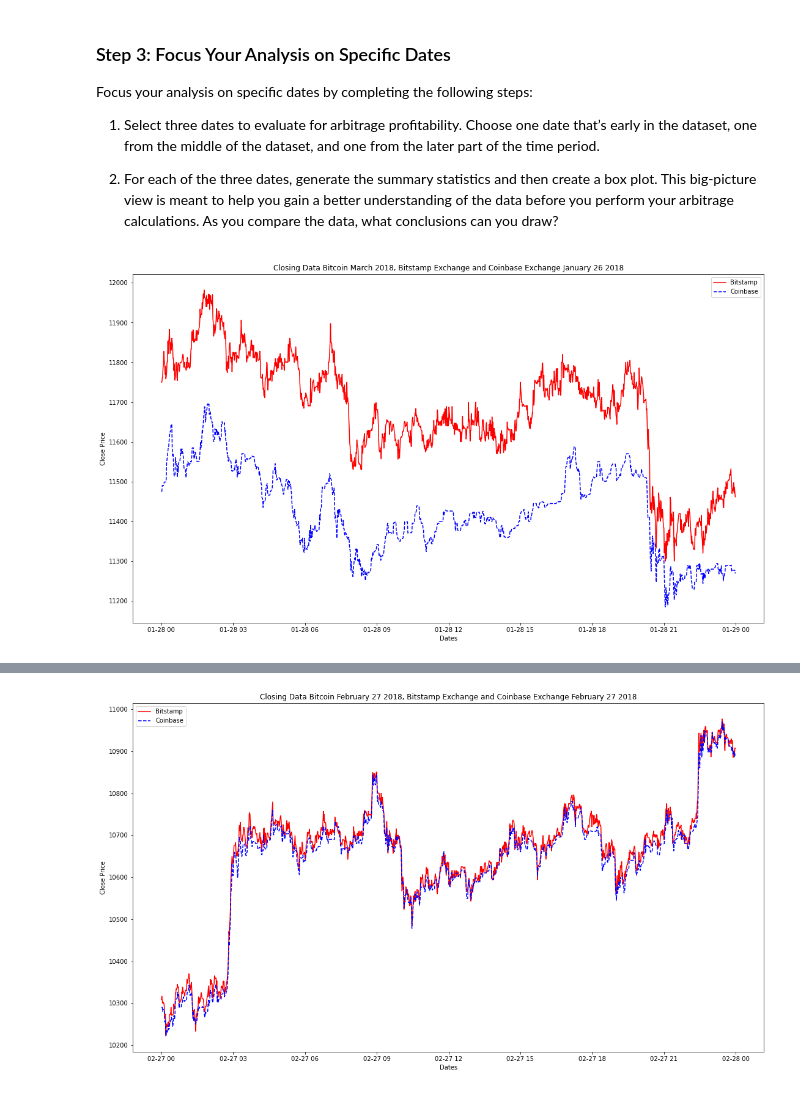
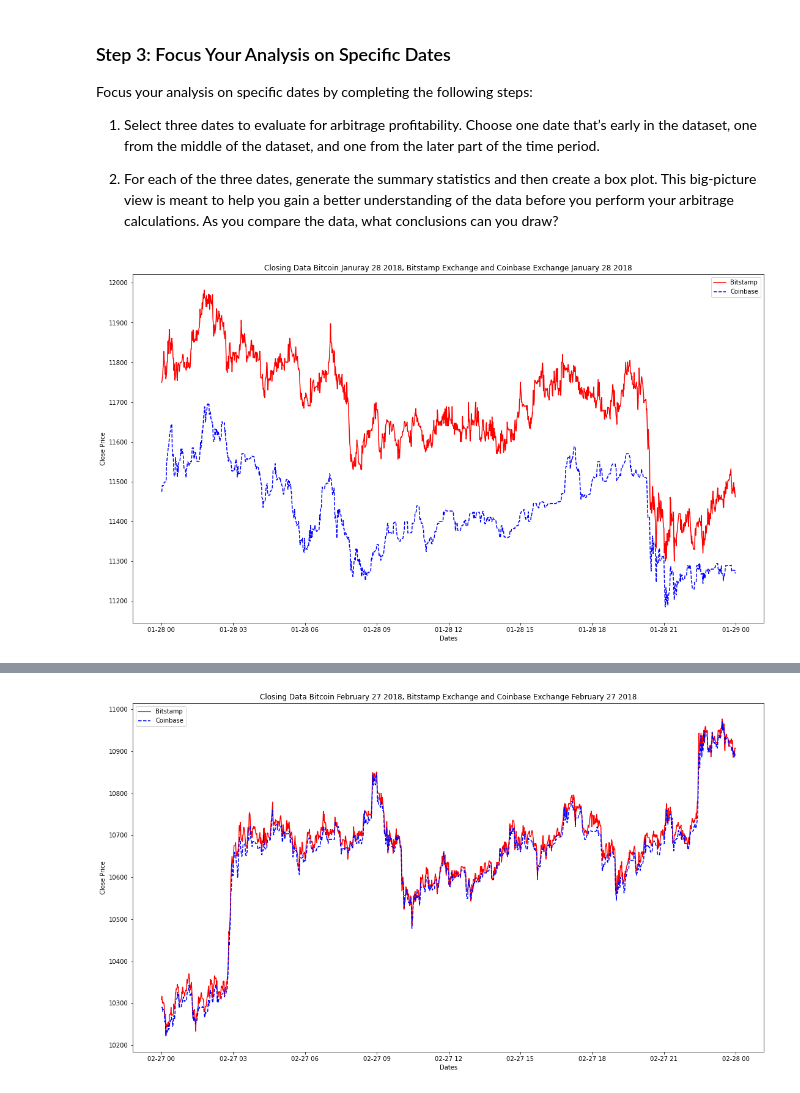
Before and after one commit to madhugirl/Crypto-Arbitrage-Opportunity, a Jupyter notebook: crypto_arbitrage.ipynb, the cells around one changed output, grey strips where cells are left out. Drawn from its saved outputs; the diff is of its cells as text; code cells hidden in the pictures.

```diff
--- a/crypto_arbitrage.ipynb
+++ b/crypto_arbitrage.ipynb
@@ -460,35 +457,35 @@ Focus your analysis on specific dates by completing the following steps:
 # %%
 # Create an overlay plot that visualizes the two dataframes over a period of one day early in the dataset.
 # Be sure that the plots include the parameters `legend`, `figsize`, `title`, `color` and `label`
 start_date = "2018-1-28"
 end_date = "2018-1-29"
 after_start_date = bitstamp_sliced.index >= start_date
 before_end_date = bitstamp_sliced.index < end_date
 between_two_dates = after_start_date & before_end_date
 filteredbitstamp_df = bitstamp_sliced.loc[between_two_dates,:]
 #print(filteredbitstamp_df.tail())
 
 after_start_date = coinbase_sliced.index >= start_date
 before_end_date = coinbase_sliced.index < end_date
 between_two_dates = after_start_date & before_end_date
 filteredcoinbase_df = coinbase_sliced.loc[between_two_dates,:]
 #print(coinbase_sliced.tail())
 #print(filtered_dates)
 
 fig,ax = plt.subplots(1)
 
-ax.set_title("Closing Data Bitcoin March 2018, Bitstamp Exchange and Coinbase Exchange January 26 2018")
+ax.set_title("Closing Data Bitcoin Januray 28 2018, Bitstamp Exchange and Coinbase Exchange January 28 2018")
 ax.plot(filteredbitstamp_df.index, filteredbitstamp_df["Close"], 'r', label="Bitstamp")
 ax.plot(filteredcoinbase_df.index, filteredcoinbase_df["Close"], 'b--', label="Coinbase")
 
 ax.set_ylabel("Close Price")
 ax.set_xlabel("Dates")
 ax.legend()
 
 fig.set_size_inches(18.5, 10.5)
 plt.show()
 # %% [output]
-[figure, old version]
+[figure, new version]
 # %%
 # Using the early date that you have selected, calculate the arbitrage spread
 # by subtracting the bitstamp lower closing prices from the coinbase higher closing prices
```
Also changed, not shown: parts of 6 cells of this notebook.
